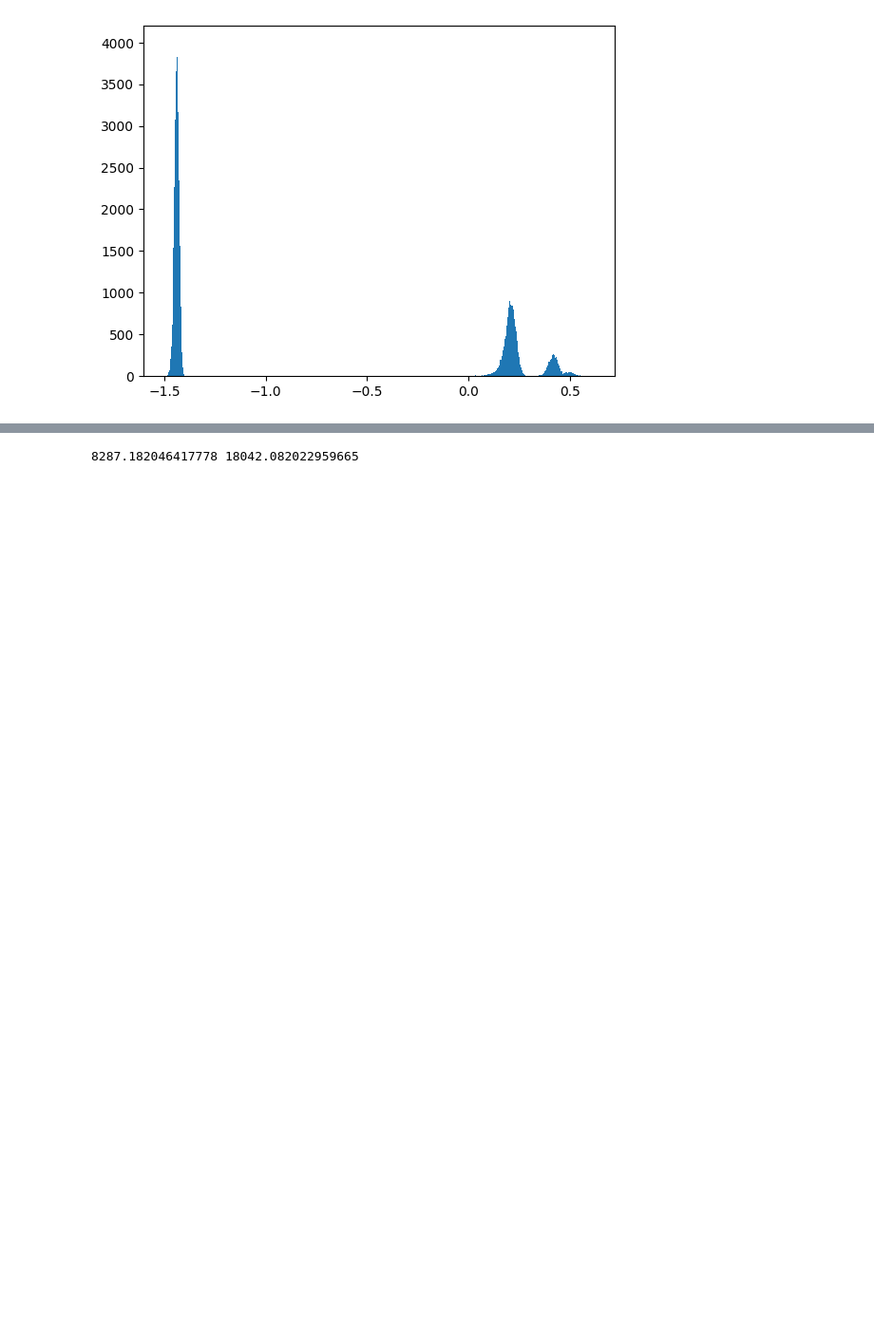
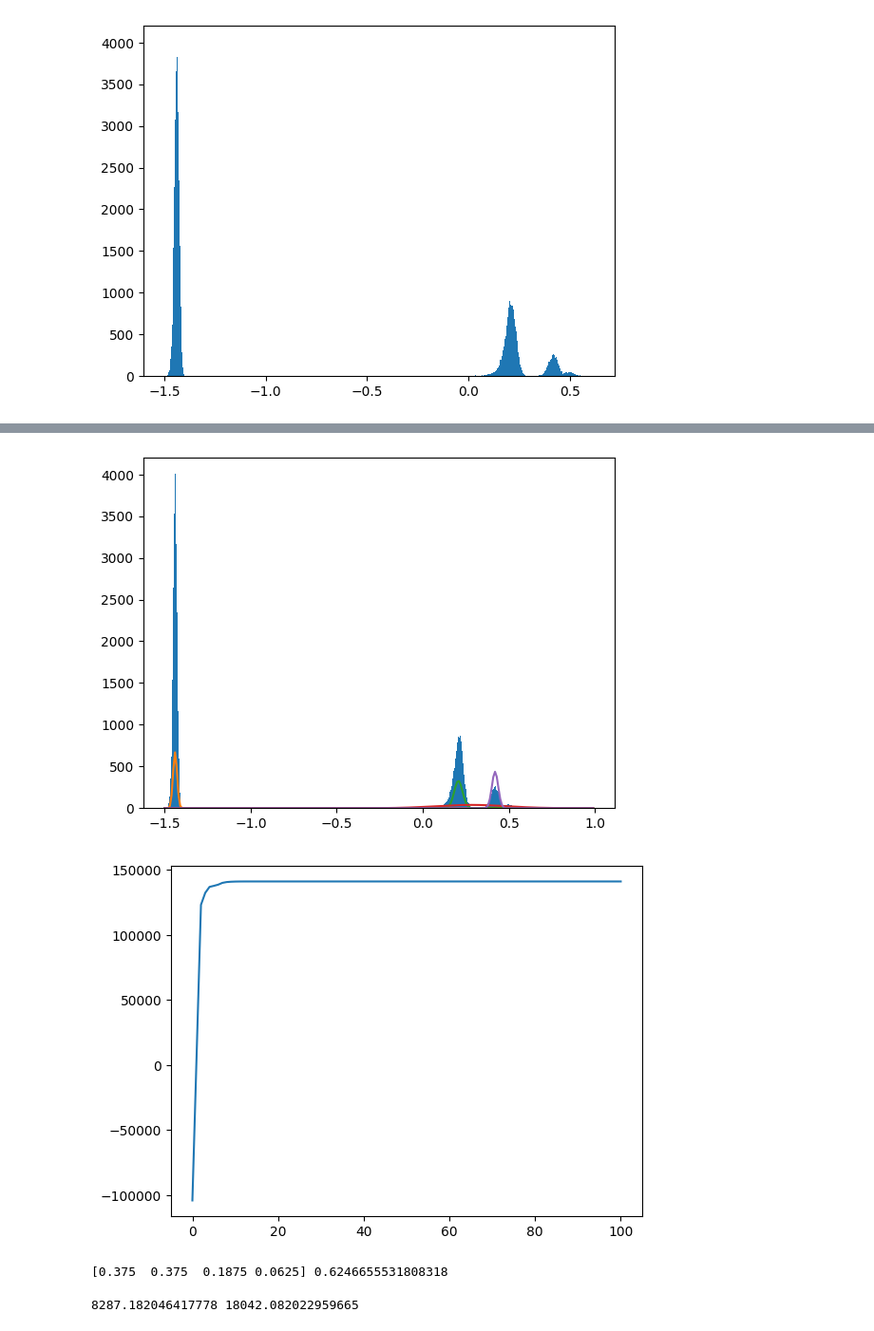
Before and after one commit to polyquantique/Photon-Number-Classification, a Jupyter notebook: src/Metrics_SNSPD.ipynb, the cells around one changed output, grey strips where cells are left out. Shown at 95% size. Drawn from its saved outputs; the diff is of its cells as text; code cells hidden in the pictures; blank space fills up the shorter version.

```diff
--- a/src/Metrics_SNSPD.ipynb
+++ b/src/Metrics_SNSPD.ipynb
@@ -90,3 +113,19 @@ uni.fit(X_train)
+# %%
+from AutoencoderAPI.utils.clustering.poissonGaussianMixture import PGMM_1D
+
+uni = PGMM_1D(mean_init = [-1.5,0, 0.2, 0.5],
+             n_cluster = 4,
+             n_step = 100)
+uni.fit(X_train)
+
+data = np.concatenate([np.ones(int(1000*weight)) * value for weight, value in zip(uni.pi, np.arange(3))])
+mean = np.mean(data)
+variance = np.var(data)
+print(uni.pi, variance/mean**2 + 1 - 1/mean)
+# %% [output]
+[figure, added]
+[figure, added]
+[0.375  0.375  0.1875 0.0625] 0.6246655531808318
 # %%
 
 signal_size = 30_000
```
Also changed, not shown: parts of 4 cells of this notebook, 4 other files.
